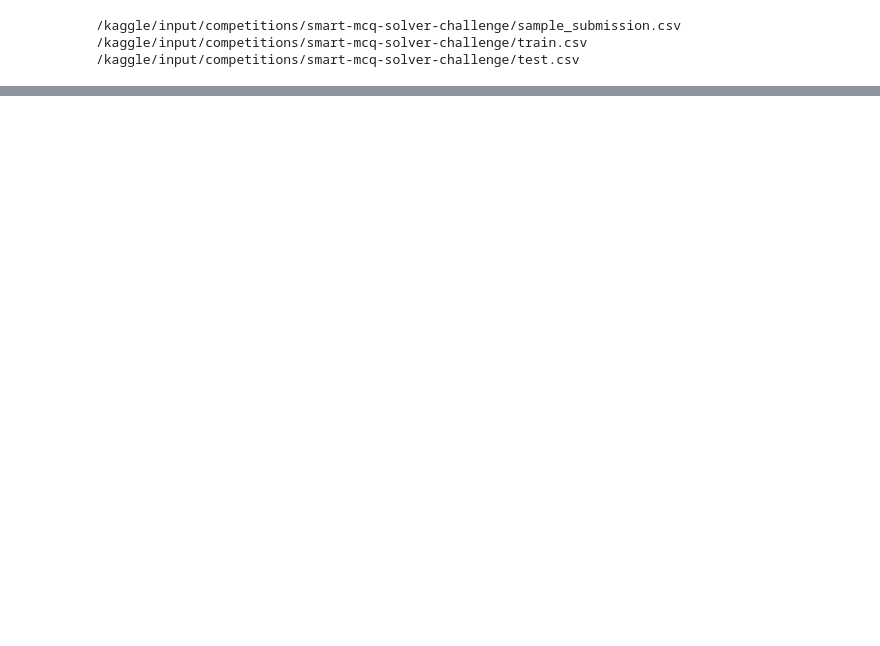
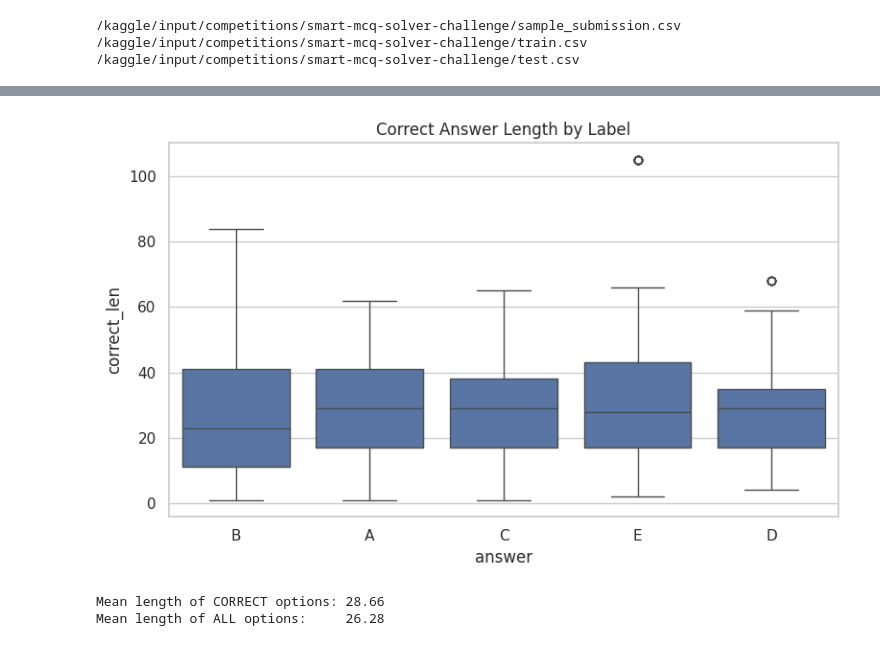
Before and after one commit to varnit27/dlgenai-t22026, a Jupyter notebook: DL-23f3000843-notebook-t22026.ipynb, the cells around one changed output, grey strips where cells are left out. Drawn from its saved outputs; the diff is of its cells as text; code cells hidden in the pictures; blank space fills up the shorter version.

```diff
--- a/DL-23f3000843-notebook-t22026.ipynb
+++ b/DL-23f3000843-notebook-t22026.ipynb
@@ -278,15 +54,0 @@ Determine the average MAP@3 score across the entire training dataset.
-# %%
-tfidf_predictions = []
-
-for idx, row in df.iterrows():
-    prompt_vec = vectorizer.transform([str(row['prompt'])])
-
-    sim_dict = {opt: cosine_similarity(prompt_vec, vectorizer.transform([str(row[opt])]))[0][0] for opt in options}
-
-    sorted_options = sorted(sim_dict.items(), key=lambda item: item[1], reverse=True)
-
-    top_3_preds = [opt[0] for opt in sorted_options[:3]]
-    tfidf_predictions.append(top_3_preds)
-
-tfidf_map3 = mapk(actual_answers, tfidf_predictions, k=3)
-print(f"TF-IDF Pipeline MAP@3: {tfidf_map3}")
@@ -294,0 +153,29 @@ TF-IDF Pipeline MAP@3: 0.2961666666666667
+# %%
+def get_correct_option_length(row):
+    col = row['answer']   # column is just 'A', 'B', etc.
+    return len(str(row[col]).split())
+
+train['correct_len'] = train.apply(get_correct_option_length, axis=1)
+
+plt.figure(figsize=(8, 5))
+sns.boxplot(x='answer', y='correct_len', data=train)
+plt.title('Correct Answer Length by Label')
+plt.tight_layout()
+plt.show()
+# %% [output]
+[figure, added]
+# %%
+# Compare mean length of correct vs all options
+for opt in ['A', 'B', 'C', 'D', 'E']:
+    train[f'{opt}_len'] = train[opt].apply(lambda x: len(str(x).split()))
+
+correct_lengths = train.apply(
+    lambda row: row[f"{row['answer']}_len"], axis=1
+)
+all_lengths = train[opt_len_cols].values.flatten()
+
+print(f"Mean length of CORRECT options: {correct_lengths.mean():.2f}")
+print(f"Mean length of ALL options:     {pd.Series(all_lengths).mean():.2f}")
+# %% [output]
+Mean length of CORRECT options: 28.66
+Mean length of ALL options:     26.28
```
Also changed, not shown: parts of 30 cells of this notebook.
